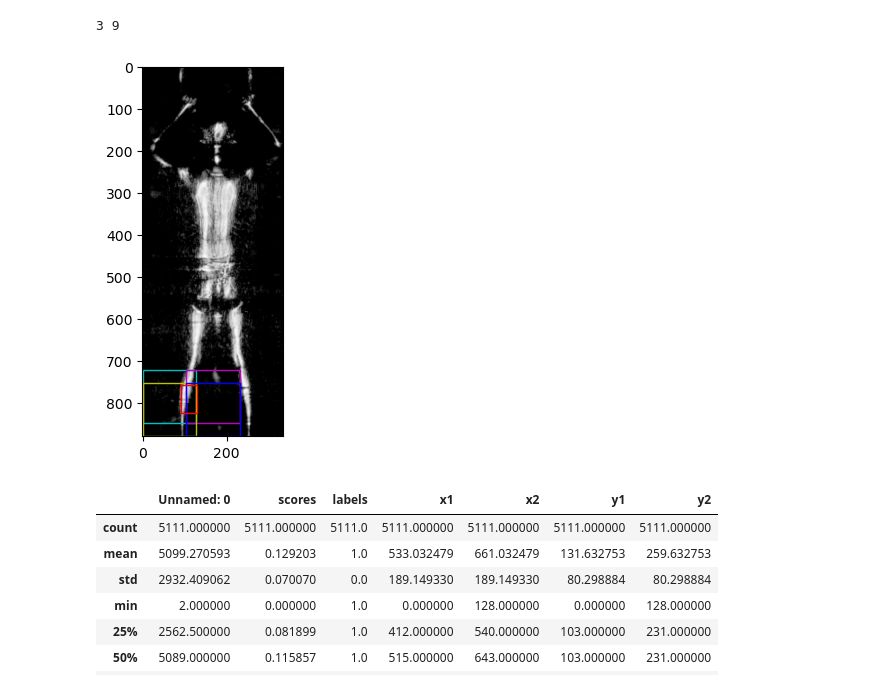
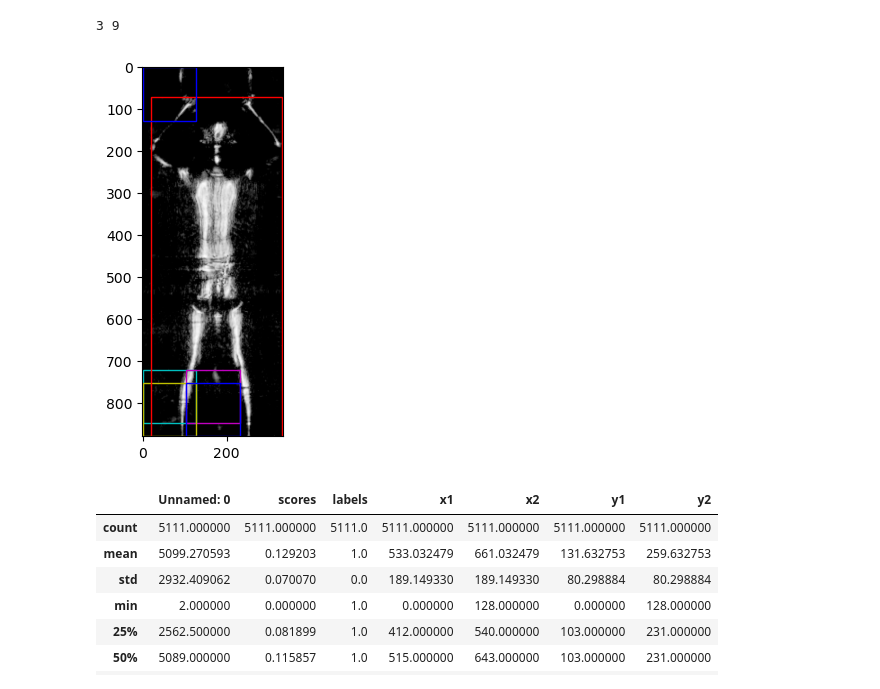
Before and after one commit to Redcof/Skip-Attention-GAN, a Jupyter notebook: anomaly_histogram.ipynb, the cells around one changed output. Cells and saved outputs as stored; diff of their text form; code cells hidden in the pictures.

```diff
--- a/anomaly_histogram.ipynb
+++ b/anomaly_histogram.ipynb
@@ -268,32 +268,36 @@ print(r,c)
 # %%
 
 def add_bbox(x1, y1, x2, y2, color, ax, linewidth=1):
     box_x, box_y, box_w, box_h = x1, y1, abs(x2-x1), abs(y2-y1)
     rect = patches.Rectangle((box_x, box_y), box_w, box_h, linewidth=linewidth,
                              edgecolor=color, facecolor='none')
     # Add the patch to the Axes
     ax.add_patch(rect)
 
 
-gx1,gy1,gx2,gy2 = 91, 758, 129, 824
+
 ax = plt.subplot(111)
 ax.imshow(255-img, cmap="Greys")
 
 ids = [21, 22, 24, 25]
 x1,x2,y1,y2 =indices[ids[0]]
 add_bbox(x1,y1,x2,y2, 'c', ax, linewidth=1)
 x1,x2,y1,y2 =indices[ids[1]]
 add_bbox(x1,y1,x2,y2, 'm', ax, linewidth=1)
 x1,x2,y1,y2 =indices[ids[2]]
 add_bbox(x1,y1,x2,y2, 'y', ax, linewidth=1)
 x1,x2,y1,y2 =indices[ids[3]]
 add_bbox(x1,y1,x2,y2, 'b', ax, linewidth=1)
 
+gx1,gy1,gx2,gy2 = 21, 72, 331, 881
 add_bbox(gx1,gy1,gx2,gy2, 'r', ax)
 
+gx1,gx2,gy1,gy2 = (0, 128, 0, 128)
+add_bbox(gx1,gy1,gx2,gy2, 'b', ax)
+
 plt.show()
 # %% [output]
-[figure, old version]
+[figure, new version]
 # %%
 df[df['labels']==1].describe()
 # %% [output]
```
Also changed, not shown: parts of 1 cell of this notebook, 9 other files.
